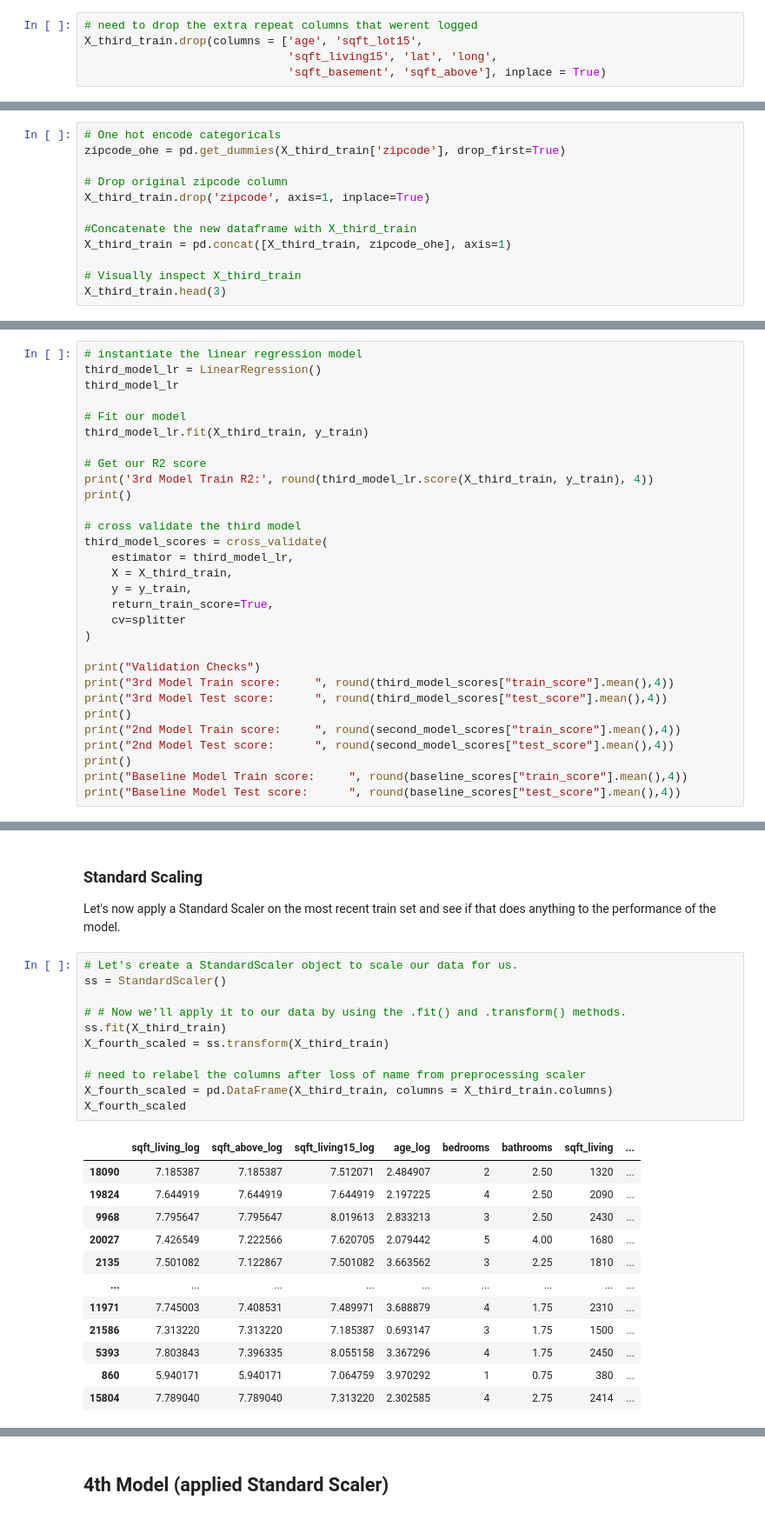
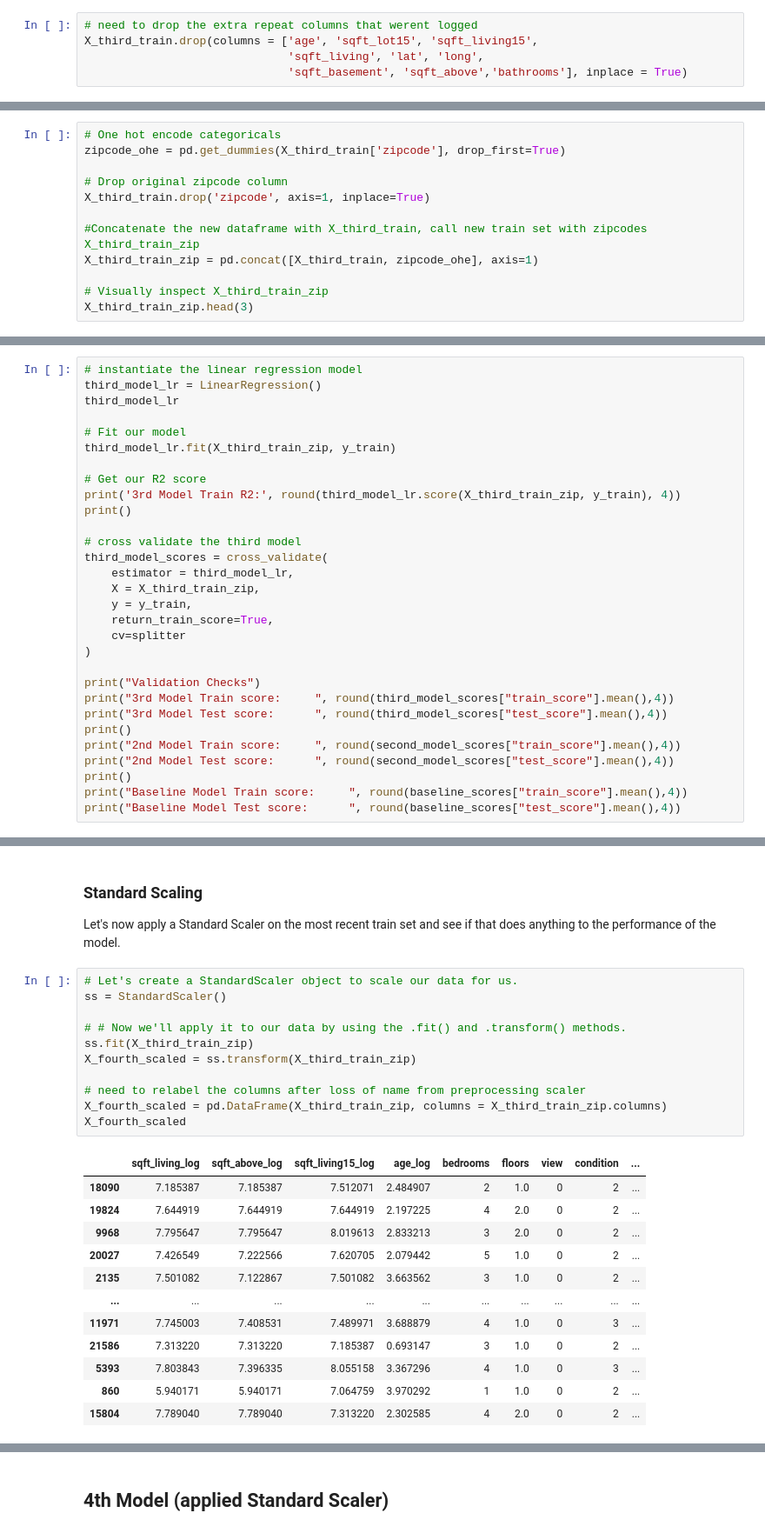
Before and after one commit to eric8395/Housing_Market_Linear_Regression, a Jupyter notebook: Housing Market Linear Regression.ipynb, the cells around one changed output, grey strips where cells are left out. Shown at 87% size. Cells and saved outputs as stored; diff of their text form.

Commit message:
5th and 6th models

```diff
--- a/Housing Market Linear Regression.ipynb
+++ b/Housing Market Linear Regression.ipynb
@@ -1142,9 +1136,9 @@ X_third_train.head(2)
 | 19824 | 7.644919 | 7.644919 | 7.644919 | 2.197225 | 4 | 2.5 | 2090 | ... |
 # %%
 # need to drop the extra repeat columns that werent logged
-X_third_train.drop(columns = ['age', 'sqft_lot15',
-                              'sqft_living15', 'lat', 'long',
-                              'sqft_basement', 'sqft_above'], inplace = True)
+X_third_train.drop(columns = ['age', 'sqft_lot15', 'sqft_living15',
+                              'sqft_living', 'lat', 'long',
+                              'sqft_basement', 'sqft_above','bathrooms'], inplace = True)
 # %%
 X_third_train.head()
 # %% [output]
@@ -1165,9 +1159,9 @@ zipcode_ohe = pd.get_dummies(X_third_train['zipcode'], drop_first=True)
 # Drop original zipcode column
 X_third_train.drop('zipcode', axis=1, inplace=True)
 
-#Concatenate the new dataframe with X_third_train
-X_third_train = pd.concat([X_third_train, zipcode_ohe], axis=1)
+#Concatenate the new dataframe with X_third_train, call new train set with zipcodes X_third_train_zip
+X_third_train_zip = pd.concat([X_third_train, zipcode_ohe], axis=1)
 
-# Visually inspect X_third_train
-X_third_train.head(3)
+# Visually inspect X_third_train_zip
+X_third_train_zip.head(3)
 # %% [output]
@@ -1221,16 +1215,16 @@ third_model_lr = LinearRegression()
 third_model_lr
 
 # Fit our model
-third_model_lr.fit(X_third_train, y_train)
+third_model_lr.fit(X_third_train_zip, y_train)
 
 # Get our R2 score
-print('3rd Model Train R2:', round(third_model_lr.score(X_third_train, y_train), 4))
+print('3rd Model Train R2:', round(third_model_lr.score(X_third_train_zip, y_train), 4))
 print()
 
 # cross validate the third model
 third_model_scores = cross_validate(
     estimator = third_model_lr,
-    X = X_third_train,
+    X = X_third_train_zip,
     y = y_train,
     return_train_score=True,
     cv=splitter
@@ -1268,24 +1262,24 @@ Let's now apply a Standard Scaler on the most recent train set and see if that d
 # %%
 # Let's create a StandardScaler object to scale our data for us.
 ss = StandardScaler()
 
 # # Now we'll apply it to our data by using the .fit() and .transform() methods.
-ss.fit(X_third_train)
-X_fourth_scaled = ss.transform(X_third_train)
+ss.fit(X_third_train_zip)
+X_fourth_scaled = ss.transform(X_third_train_zip)
 
 # need to relabel the columns after loss of name from preprocessing scaler
-X_fourth_scaled = pd.DataFrame(X_third_train, columns = X_third_train.columns)
+X_fourth_scaled = pd.DataFrame(X_third_train_zip, columns = X_third_train_zip.columns)
 X_fourth_scaled
 # %% [output]
-|  | sqft_living_log | sqft_above_log | sqft_living15_log | age_log | bedrooms | bathrooms | sqft_living | ... |
-| 18090 | 7.185387 | 7.185387 | 7.512071 | 2.484907 | 2 | 2.50 | 1320 | ... |
-| 19824 | 7.644919 | 7.644919 | 7.644919 | 2.197225 | 4 | 2.50 | 2090 | ... |
-| 9968 | 7.795647 | 7.795647 | 8.019613 | 2.833213 | 3 | 2.50 | 2430 | ... |
-| 20027 | 7.426549 | 7.222566 | 7.620705 | 2.079442 | 5 | 4.00 | 1680 | ... |
-| 2135 | 7.501082 | 7.122867 | 7.501082 | 3.663562 | 3 | 2.25 | 1810 | ... |
-| ... | ... | ... | ... | ... | ... | ... | ... | ... |
-| 11971 | 7.745003 | 7.408531 | 7.489971 | 3.688879 | 4 | 1.75 | 2310 | ... |
-| 21586 | 7.313220 | 7.313220 | 7.185387 | 0.693147 | 3 | 1.75 | 1500 | ... |
-| 5393 | 7.803843 | 7.396335 | 8.055158 | 3.367296 | 4 | 1.75 | 2450 | ... |
-| 860 | 5.940171 | 5.940171 | 7.064759 | 3.970292 | 1 | 0.75 | 380 | ... |
-| 15804 | 7.789040 | 7.789040 | 7.313220 | 2.302585 | 4 | 2.75 | 2414 | ... |
+|  | sqft_living_log | sqft_above_log | sqft_living15_log | age_log | bedrooms | floors | view | condition | ... |
+| 18090 | 7.185387 | 7.185387 | 7.512071 | 2.484907 | 2 | 1.0 | 0 | 2 | ... |
+| 19824 | 7.644919 | 7.644919 | 7.644919 | 2.197225 | 4 | 2.0 | 0 | 2 | ... |
+| 9968 | 7.795647 | 7.795647 | 8.019613 | 2.833213 | 3 | 2.0 | 0 | 2 | ... |
+| 20027 | 7.426549 | 7.222566 | 7.620705 | 2.079442 | 5 | 1.0 | 0 | 2 | ... |
+| 2135 | 7.501082 | 7.122867 | 7.501082 | 3.663562 | 3 | 1.0 | 0 | 2 | ... |
+| ... | ... | ... | ... | ... | ... | ... | ... | ... | ... |
+| 11971 | 7.745003 | 7.408531 | 7.489971 | 3.688879 | 4 | 1.0 | 0 | 3 | ... |
+| 21586 | 7.313220 | 7.313220 | 7.185387 | 0.693147 | 3 | 1.0 | 0 | 2 | ... |
+| 5393 | 7.803843 | 7.396335 | 8.055158 | 3.367296 | 4 | 1.0 | 0 | 3 | ... |
+| 860 | 5.940171 | 5.940171 | 7.064759 | 3.970292 | 1 | 1.0 | 0 | 2 | ... |
+| 15804 | 7.789040 | 7.789040 | 7.313220 | 2.302585 | 4 | 2.0 | 0 | 2 | ... |
```
Also changed, not shown: parts of 28 cells of this notebook.
